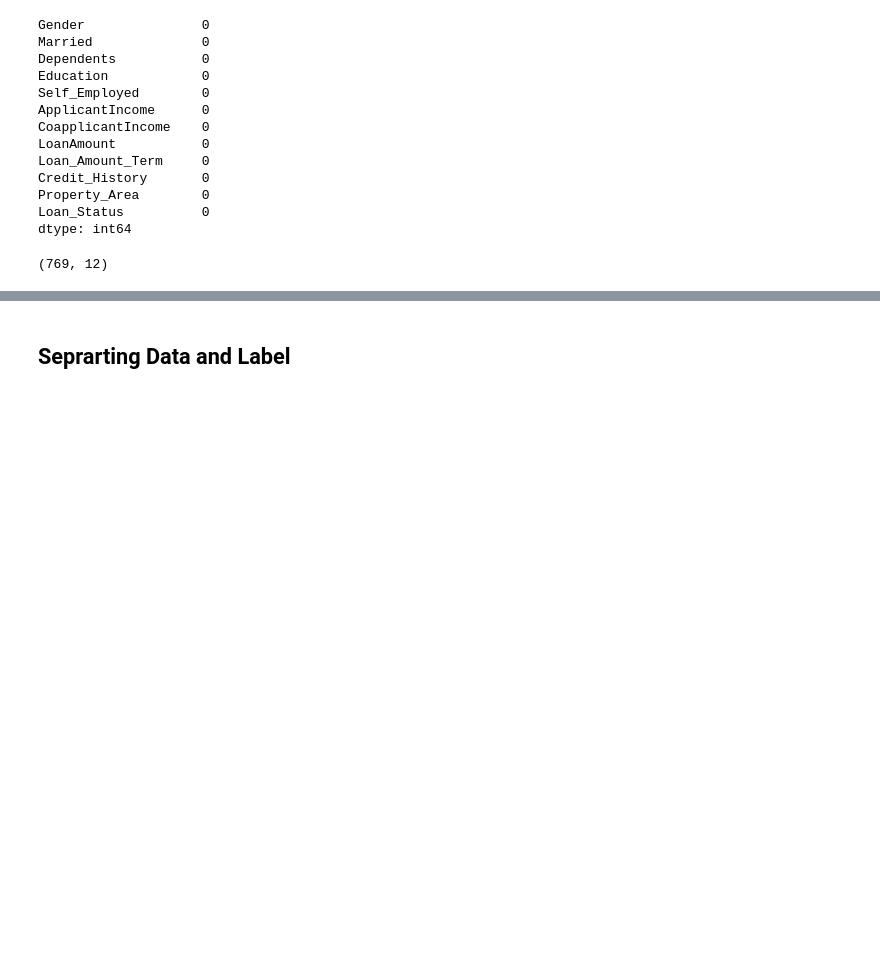
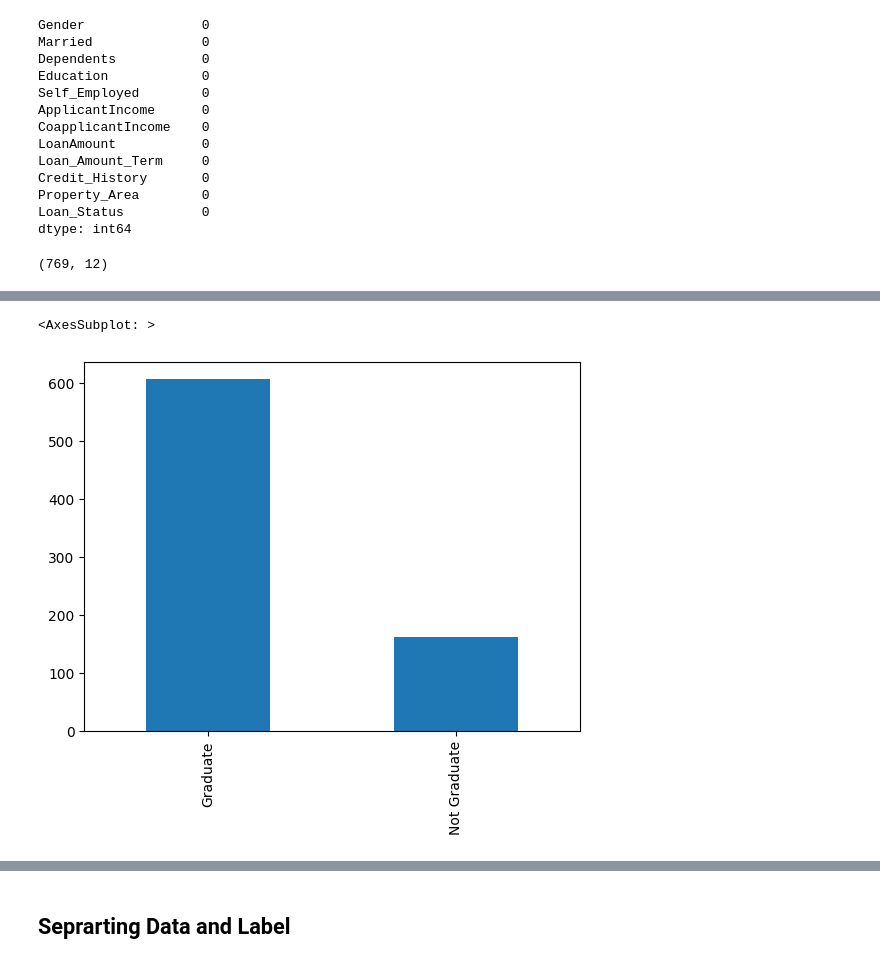
Before and after one commit to AnkitGaur2811/The-pred-center, a Jupyter notebook: MachineModels/Loan Status Prediction/Loan_status_prediction.ipynb, the cells around one changed output, grey strips where cells are left out. Saved outputs shown, nothing was run; the diff lists cells and outputs as text; code cells hidden in the pictures; blank space fills up the shorter version.

Commit message:
Added loan status complete

```diff
--- a/MachineModels/Loan Status Prediction/Loan_status_prediction.ipynb
+++ b/MachineModels/Loan Status Prediction/Loan_status_prediction.ipynb
@@ -179,0 +197,2 @@ loan_data.shape
+# %%
+loan_data.replace({"Loan_Status":{'N':0,'Y':1}}, inplace= True)
@@ -179,0 +208,5 @@ loan_data.shape
+# %%
+loan_data["Education"].value_counts().plot.bar()
+# %% [output]
+<AxesSubplot: >
+[figure, added]
```
Also changed, not shown: parts of 51 cells of this notebook.
